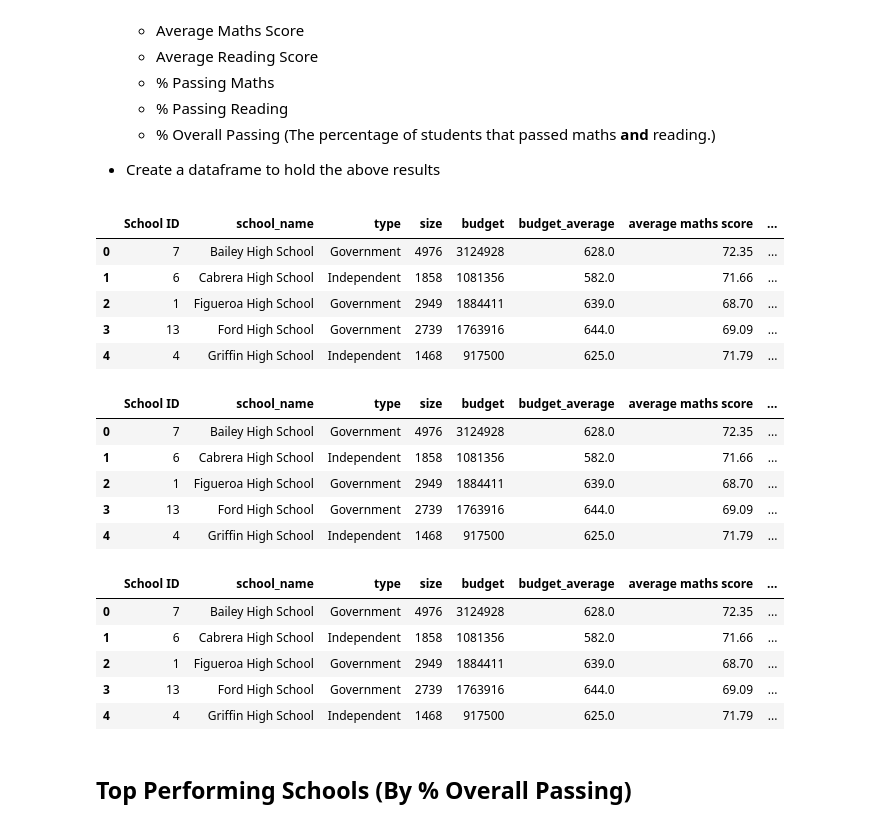
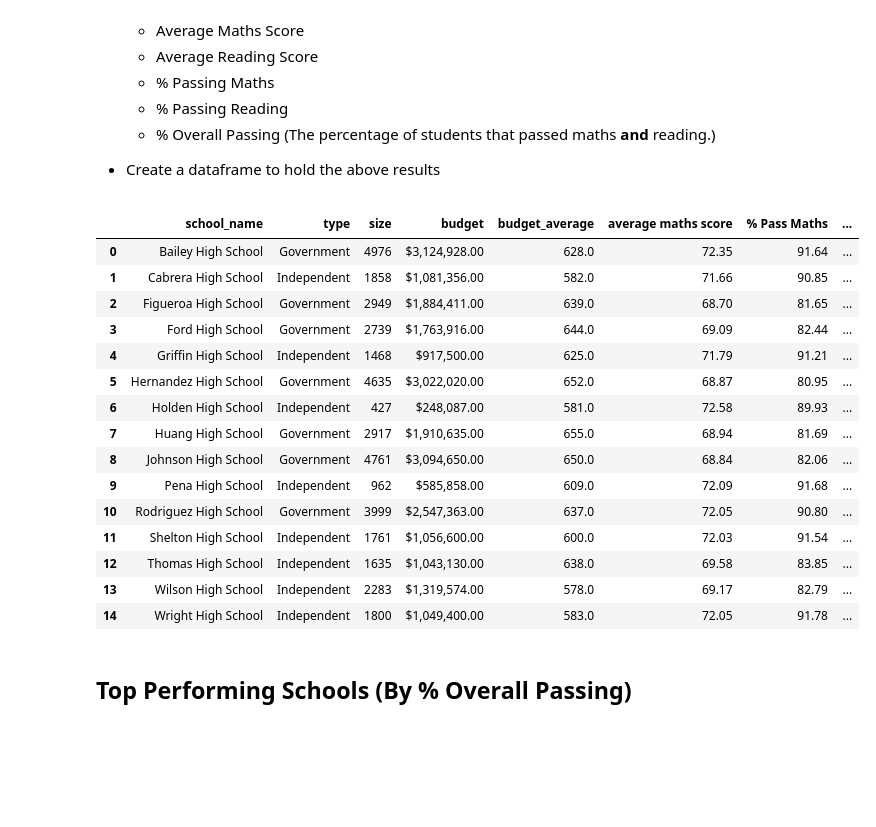
Before and after one commit to InaLuo2022/pandas-challenge, a Jupyter notebook: PyCitySchools/PyCitySchools_starter.ipynb, the cells around one changed output. Saved outputs shown, nothing was run; the diff lists cells and outputs as text; code cells hidden in the pictures; blank space fills up the shorter version.

```diff
--- a/PyCitySchools/PyCitySchools_starter.ipynb
+++ b/PyCitySchools/PyCitySchools_starter.ipynb
@@ -157,8 +130,17 @@ Local_Government_Area_Summary
   * % Overall Passing (The percentage of students that passed maths **and** reading.)
 
 * Create a dataframe to hold the above results
+# %%
+# format currency $ in dataframe
+def format (x):
+    return "${:,.2f}".format(x)
+
+def format_1(y):
+    return '{:,.2f}%'.format(y)
 # %%
 school_data = school_data.sort_values(by=['school_name'])
 school_data['budget_average'] = school_data['budget'] / school_data['size']
+school_data['budget'] = school_data['budget'].apply(format)
+# school_data['budget_average'] = school_data['budget_average'].apply(format)
 # %%
 student_data_bySchool = student_data.groupby(['school_name'])
@@ -174,16 +155,8 @@ per_school_summary = pd.merge(school_data, average_maths_score,on='school_name')
 Passing_math_student_df = student_data.loc[school_data_complete_df['maths_score'] >= 50]
 Passing_math_student_bySchool = Passing_math_student_df.groupby(['school_name'])
 Passing_math_percentage_bySchool = round (Passing_math_student_bySchool['maths_score'].count() / student_amount * 100,2)
-Passing_math_percentage_bySchool = Passing_math_percentage_bySchool.to_frame(name='% Passing math (50+)')
+Passing_math_percentage_bySchool = Passing_math_percentage_bySchool.to_frame(name='% Pass Maths')
 per_school_summary = pd.merge(per_school_summary, Passing_math_percentage_bySchool,on='school_name')
-per_school_summary.head(5)
-# %% [output]
-|  | School ID | school_name | type | size | budget | budget_average | average maths score | ... |
-| 0 | 7 | Bailey High School | Government | 4976 | 3124928 | 628.0 | 72.35 | ... |
-| 1 | 6 | Cabrera High School | Independent | 1858 | 1081356 | 582.0 | 71.66 | ... |
-| 2 | 1 | Figueroa High School | Government | 2949 | 1884411 | 639.0 | 68.70 | ... |
-| 3 | 13 | Ford High School | Government | 2739 | 1763916 | 644.0 | 69.09 | ... |
-| 4 | 4 | Griffin High School | Independent | 1468 | 917500 | 625.0 | 71.79 | ... |
 # %%
 # Calculate Average Reading Score
 Total_reading_score = student_data_bySchool['reading_score'].sum()
@@ -195,30 +168,33 @@ per_school_summary = pd.merge(per_school_summary, average_reading_score,on='scho
 Passing_reading_student_df = student_data.loc[school_data_complete_df['reading_score'] >= 50]
 Passing_reading_student_bySchool = Passing_reading_student_df.groupby(['school_name'])
 Passing_reading_percentage_bySchool = round(Passing_reading_student_bySchool['reading_score'].count() / student_amount * 100,2)
-Passing_reading_percentage_bySchool = Passing_reading_percentage_bySchool.to_frame(name='% pass reading')
+Passing_reading_percentage_bySchool = Passing_reading_percentage_bySchool.to_frame(name='% Pass Reading')
 per_school_summary = pd.merge(per_school_summary, Passing_reading_percentage_bySchool,on='school_name')
-per_school_summary.head(5)
-# %% [output]
-|  | School ID | school_name | type | size | budget | budget_average | average maths score | ... |
-| 0 | 7 | Bailey High School | Government | 4976 | 3124928 | 628.0 | 72.35 | ... |
-| 1 | 6 | Cabrera High School | Independent | 1858 | 1081356 | 582.0 | 71.66 | ... |
-| 2 | 1 | Figueroa High School | Government | 2949 | 1884411 | 639.0 | 68.70 | ... |
-| 3 | 13 | Ford High School | Government | 2739 | 1763916 | 644.0 | 69.09 | ... |
-| 4 | 4 | Griffin High School | Independent | 1468 | 917500 | 625.0 | 71.79 | ... |
 # %%
 Passing_maths_reading_student_df = Passing_reading_student_df.loc[school_data_complete_df['maths_score'] >= 50]
 Passing_maths_reading_student_bySchool = Passing_maths_reading_student_df.groupby(['school_name'])
 Passing_maths_reading_percentage_bySchool = round(Passing_maths_reading_student_bySchool['reading_score'].count() / student_amount * 100,2)
 Passing_maths_reading_percentage_bySchool = Passing_maths_reading_percentage_bySchool.to_frame(name='% Overall Passing')
 per_school_summary = pd.merge(per_school_summary, Passing_maths_reading_percentage_bySchool,on='school_name')
-per_school_summary.head(5)
+del per_school_summary['School ID']
+per_school_summary.head(15)
 # %% [output]
-|  | School ID | school_name | type | size | budget | budget_average | average maths score | ... |
-| 0 | 7 | Bailey High School | Government | 4976 | 3124928 | 628.0 | 72.35 | ... |
-| 1 | 6 | Cabrera High School | Independent | 1858 | 1081356 | 582.0 | 71.66 | ... |
-| 2 | 1 | Figueroa High School | Government | 2949 | 1884411 | 639.0 | 68.70 | ... |
-| 3 | 13 | Ford High School | Government | 2739 | 1763916 | 644.0 | 69.09 | ... |
-| 4 | 4 | Griffin High School | Independent | 1468 | 917500 | 625.0 | 71.79 | ... |
+|  | school_name | type | size | budget | budget_average | average maths score | % Pass Maths | ... |
+| 0 | Bailey High School | Government | 4976 | $3,124,928.00 | 628.0 | 72.35 | 91.64 | ... |
+| 1 | Cabrera High School | Independent | 1858 | $1,081,356.00 | 582.0 | 71.66 | 90.85 | ... |
+| 2 | Figueroa High School | Government | 2949 | $1,884,411.00 | 639.0 | 68.70 | 81.65 | ... |
+| 3 | Ford High School | Government | 2739 | $1,763,916.00 | 644.0 | 69.09 | 82.44 | ... |
+| 4 | Griffin High School | Independent | 1468 | $917,500.00 | 625.0 | 71.79 | 91.21 | ... |
+| 5 | Hernandez High School | Government | 4635 | $3,022,020.00 | 652.0 | 68.87 | 80.95 | ... |
+| 6 | Holden High School | Independent | 427 | $248,087.00 | 581.0 | 72.58 | 89.93 | ... |
+| 7 | Huang High School | Government | 2917 | $1,910,635.00 | 655.0 | 68.94 | 81.69 | ... |
+| 8 | Johnson High School | Government | 4761 | $3,094,650.00 | 650.0 | 68.84 | 82.06 | ... |
+| 9 | Pena High School | Independent | 962 | $585,858.00 | 609.0 | 72.09 | 91.68 | ... |
+| 10 | Rodriguez High School | Government | 3999 | $2,547,363.00 | 637.0 | 72.05 | 90.80 | ... |
+| 11 | Shelton High School | Independent | 1761 | $1,056,600.00 | 600.0 | 72.03 | 91.54 | ... |
+| 12 | Thomas High School | Independent | 1635 | $1,043,130.00 | 638.0 | 69.58 | 83.85 | ... |
+| 13 | Wilson High School | Independent | 2283 | $1,319,574.00 | 578.0 | 69.17 | 82.79 | ... |
+| 14 | Wright High School | Independent | 1800 | $1,049,400.00 | 583.0 | 72.05 | 91.78 | ... |
 # %% [markdown]
 ## Top Performing Schools (By % Overall Passing)
 # %% [markdown]
```
Also changed, not shown: parts of 18 cells of this notebook.
